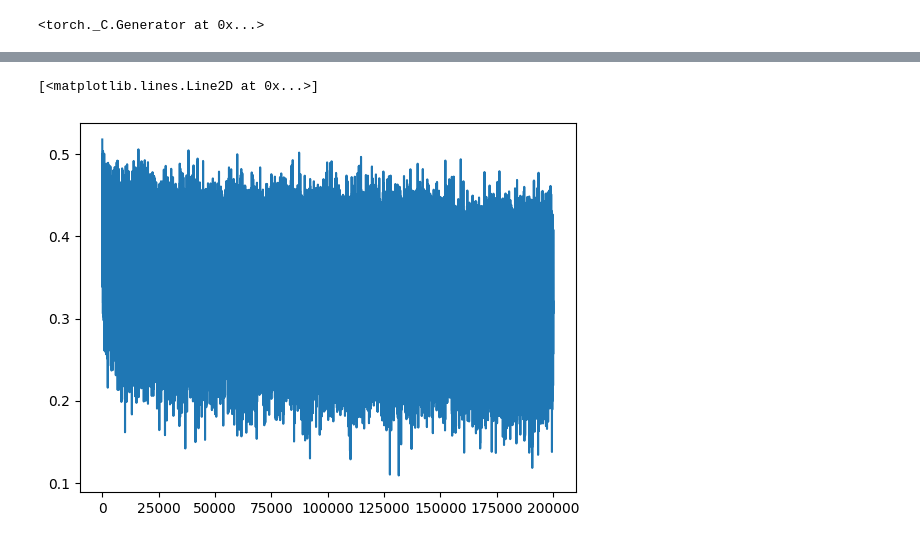
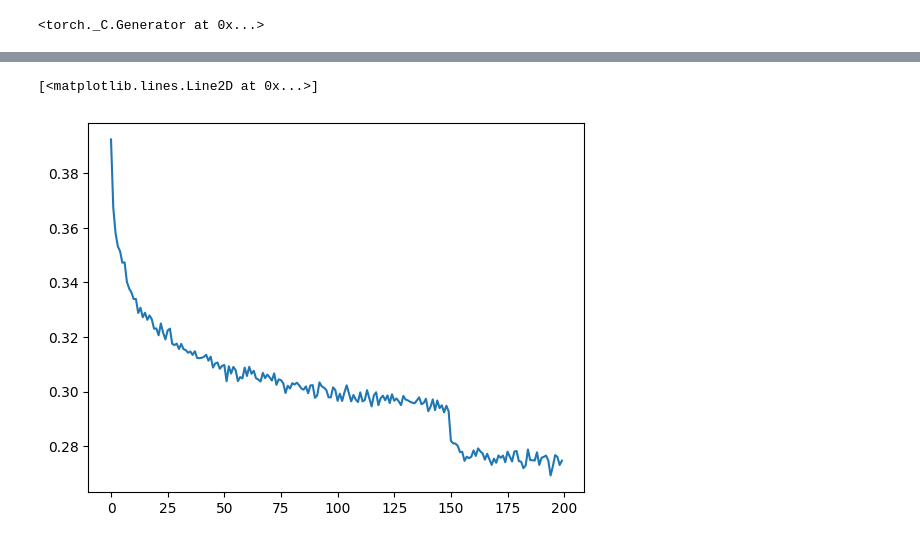
Before and after one commit to Adieltheanalyst/relearning_ml_materials, a Jupyter notebook: makemore_part5.ipynb, the cells around one changed output, grey strips where cells are left out. Saved outputs shown, nothing was run; the diff lists cells and outputs as text; code cells hidden in the pictures.

```diff
--- a/makemore_part5.ipynb
+++ b/makemore_part5.ipynb
@@ -33,7 +33,7 @@ random.seed(42)
 random.shuffle(words)
 # %%
 # build the dataset
-block_size=3
+block_size=8
 def build_dataset(words):
     X,Y =[],[]
     for w in words:
@@ -145,18 +195,20 @@ torch.manual_seed(42)
 # %%
 n_embd=10 # dimensionality of the character embedding vectors
 n_hidden = 200 #nummber of neurons in the hidden layer of the MLP
-C= torch.randn((vocab_size,n_embd))
+# C= torch.randn((vocab_size,n_embd))
 
-layers =[
+model =Sequential([
+    Embedding(vocab_size,n_embd),
+    FlattenConsecutive(block_size),
     Linear(n_embd * block_size, n_hidden, bias=False), BatchNorm1d(n_hidden), Tanh(),
     Linear(n_hidden, vocab_size),
-]
+])
 
 # Parameter init
 with torch.no_grad():
-    layers[-1].weight *= 0.1 # last layer make less confident
+    model.layers[-1].weight *= 0.1 # last layer make less confident
 
-parameters = [C] + [p for layer in layers for p in layer.parameters()]
+parameters =model.parameters()
 print(sum(p.nelement() for p in parameters)) # number of parameters in total
 for p in parameters:
     p.requires_grad= True
@@ -164,0 +217,6 @@ for p in parameters:
+# %%
+ix=torch.randint(0, Xtr.shape[0], (4,))
+Xb,Yb = Xtr[ix],Ytr[ix]
+logits=model(Xb)
+print(Xb.shape)
+Xb
@@ -174,11 +268,15 @@ for i in range(max_steps):
     Xb,Yb=Xtr[ix], Ytr[ix] # batch X,Y
 
     # foward pass
-    emb = C[Xb] # embed the characters into vectors
-    x= emb.view(emb.shape[0], -1)# concatenate the vectors
-    for layer in layers:
-        x = layer(x)
-    loss = F.cross_entropy(x,Yb) #loss function
+    logits = model(Xb)
+    loss = F.cross_entropy(logits,Yb) # loss function
+
+
+
+    # x= Xb
+    # for layer in layers:
+    #     x = layer(x)
+    # loss = F.cross_entropy(x,Yb) #loss function
 
     # backward pass
     for p in parameters:
@@ -194,5 +292,6 @@ for i in range(max_steps):
     if i % 10000 ==0:
         print(f'{i:7d}/{max_steps:7d}: {loss.item():.4f}')
     lossi.append(loss.log10().item())
+    # break
 # %% [output]
       0/ 200000: 3.2966
@@ -218,5 +322,5 @@ for i in range(max_steps):
 # %%
-plt.plot(lossi)
+plt.plot(torch.tensor(lossi).view(-1,1000).mean(1))
 # %% [output]
 [<matplotlib.lines.Line2D at 0x...>]
-[figure, old version]
+[figure, new version]
```
Also changed, not shown: parts of 20 cells of this notebook.
